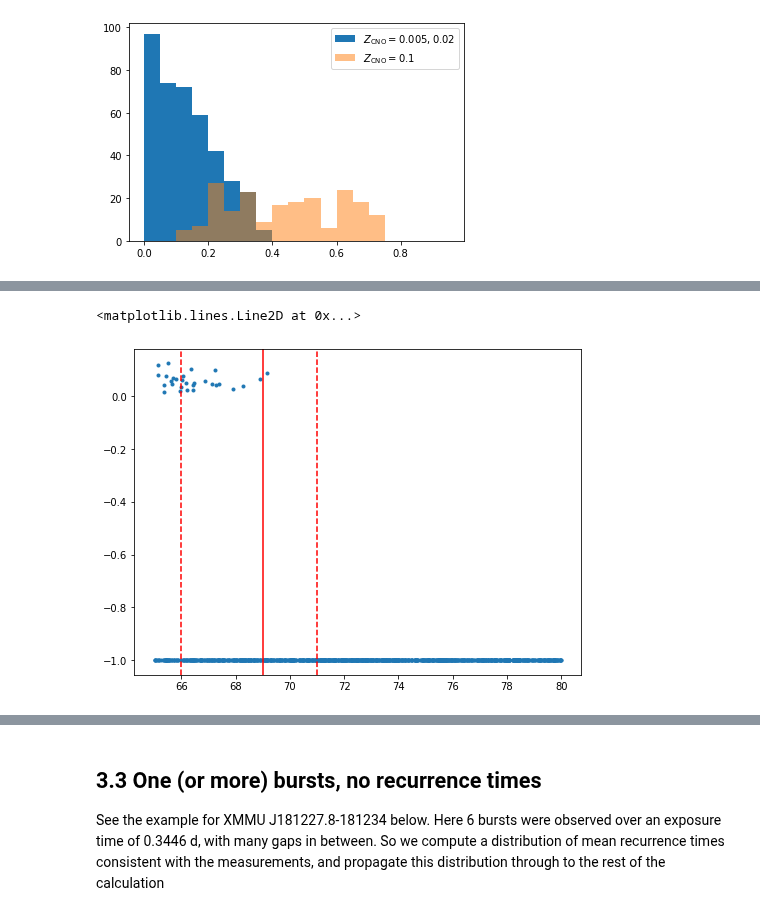
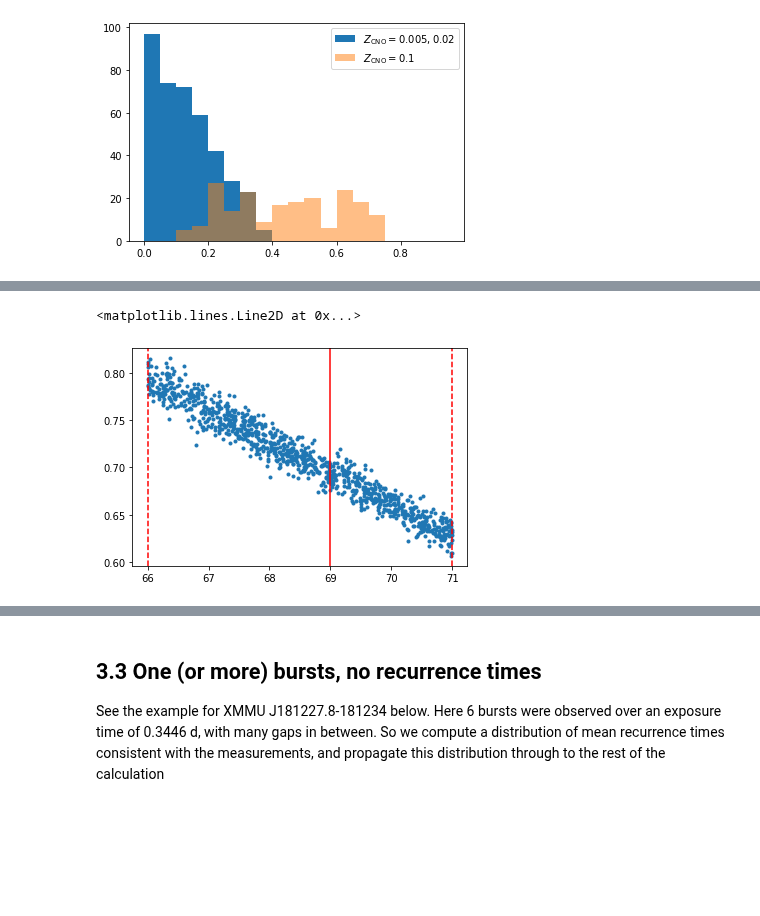
Before and after one commit to outs1der/concord, a Jupyter notebook: Inferring burster properties.ipynb, the cells around one changed output, grey strips where cells are left out. Drawn from its saved outputs; the diff is of its cells as text; code cells hidden in the pictures; blank space fills up the shorter version.

Commit message:
Fixed a bug with hfrac in passing zcno, updated notebook

```diff
--- a/Inferring burster properties.ipynb
+++ b/Inferring burster properties.ipynb
@@ -661,13 +660,0 @@ Row index=6
-# %%
-f_unit = u.erg/u.cm**2/u.s
-nsamp = 1000
-
-# Extract the data from this row and plot the alpha values
-
-print (obs.table[i][0], obs.table[i][3], obs.table[i][4], obs.table[i][5], obs.table[i][7])
-
-# Convert table strings to quantities (and errors, where available)
-tdel = cd.decode_LaTeX(obs.table[i][3])
-fper, e_fper = cd.decode_LaTeX(obs.table[i][4])
-fluen, fluene  = cd.decode_LaTeX(obs.table[i][7])
-bc = cd.decode_LaTeX(obs.table[i][5])
@@ -865,0 +709,29 @@ $5.14\pm0.07$ $1.167\pm0.006$ $1.806\pm0.009$ $1.102\pm0.011$
+# %%
+# For one of the epochs, experiment with the variation in Z
+
+i=0
+print (obs.table[i][3], obs.table[i][4], obs.table[i][5], obs.table[i][7])
+
+for Z_CNO in (0.001, 0.02, 0.03):
+    tdel = cd.decode_LaTeX(obs.table[i][3])
+    fper, e_fper = cd.decode_LaTeX(obs.table[i][4])
+    fluen, fluene  = cd.decode_LaTeX(obs.table[i][7])
+    bc, bce = cd.decode_LaTeX(obs.table[i][5])
+# Could calculate alpha via the other parameters, should really incorporate this into hfrac
+# alpha = tex2val(obs.table[i][9])
+# alpha =  np.random.normal(0., 1., size=nsamp) * alpha[1] + alpha[0]
+
+# Here's the (new) built-in calculation in concord, for comparison
+
+    # plt.hist(alpha.distribution,alpha=0.5,label=obs.table[i][0],bins=np.arange(30)/2.+30.)
+    xbar = cd.hfrac(tdel*u.hr, fluen=(fluen, fluene), fper=(fper, e_fper), c_bol=(bc, bce),
+                    imin=66, imax=71, zcno=Z_CNO,
+                    fulldist=True)#,debug=True)#, imin=65, imax=80)
+    plt.hist(xbar['X_0'].distribution,alpha=0.5,bins=np.arange(60)/60.,density=True, label='{:.3f}'.format(Z_CNO))
+
+    print (tdel, fluen, fper, (bc, bce), np.percentile(xbar['X_0'].distribution, (50-cd.CONF/2, 50, 50+cd.CONF/2)))
+
+plt.xlabel('$X_0$')
+plt.xlim(0.4,0.8)
+plt.ylim(0,11)
+plt.legend()
@@ -866,13 +745,12 @@ $5.14\pm0.07$ $1.167\pm0.006$ $1.806\pm0.009$ $1.102\pm0.011$
 # %%
 # This plot shows the dependence of the inferred composition on the inclination, for one
 # epoch
 
-xbar = cd.hfrac(tdel, alpha, imin=65, imax=80, fulldist=True)#, debug=True)
 plt.plot(xbar['i'].distribution,xbar['X_0'].distribution,'.')
 
 plt.axvline(69,color='r')
 plt.axvline(69-3,color='r',linestyle='--')
 plt.axvline(69+2,color='r',linestyle='--')
 # %% [output]
 <matplotlib.lines.Line2D at 0x...>
-[figure, old version]
+[figure, new version]
```
Also changed, not shown: parts of 15 cells of this notebook, 1 other file.
